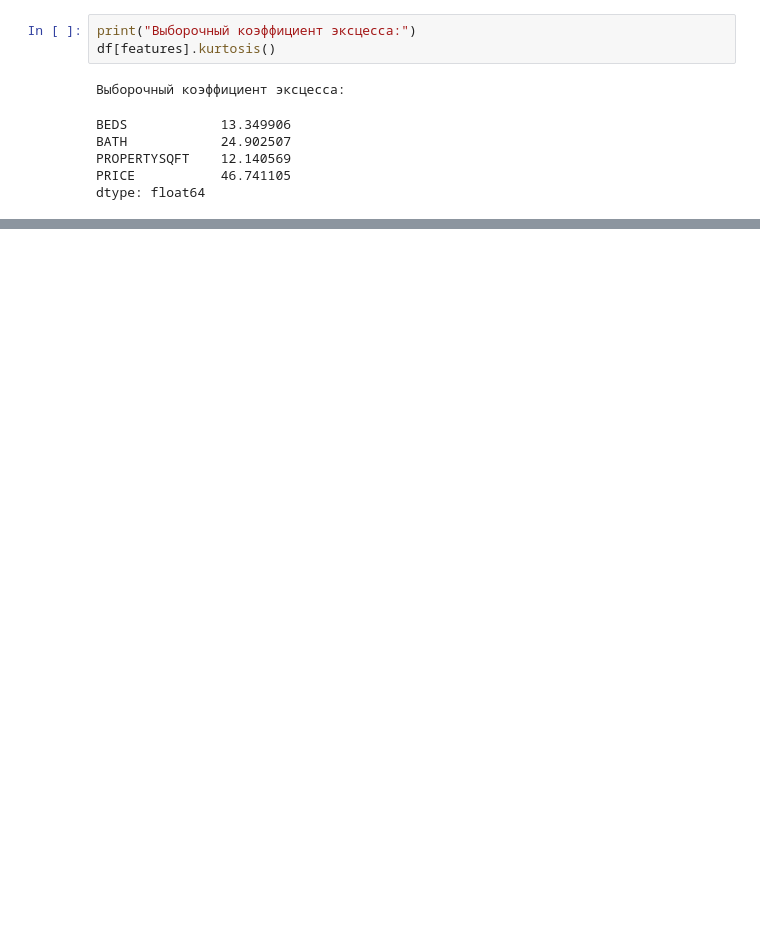
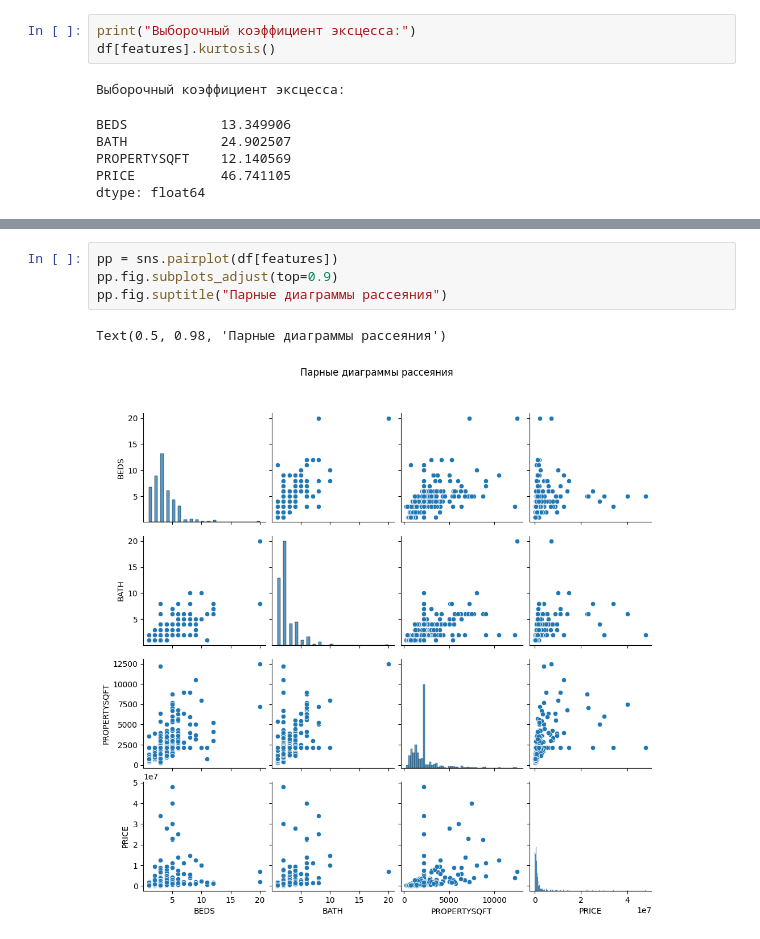
Before and after one commit to J0hnLenin/ADOMO, a Jupyter notebook: Zimin_Andrey_lab_08.ipynb, the cells around one changed output, grey strips where cells are left out. Saved outputs shown, nothing was run; the diff lists cells and outputs as text; blank space fills up the shorter version.

```diff
--- a/Zimin_Andrey_lab_08.ipynb
+++ b/Zimin_Andrey_lab_08.ipynb
@@ -126,0 +242,7 @@ Text(0.5, 1.0, 'Парные  графики  рассеяния')
+# %%
+pp = sns.pairplot(df[features])
+pp.fig.subplots_adjust(top=0.9)
+pp.fig.suptitle("Парные диаграммы рассеяния")
+# %% [output]
+Text(0.5, 0.98, 'Парные диаграммы рассеяния')
+[figure, added]
```
Also changed, not shown: parts of 51 cells of this notebook, 6 other files.
